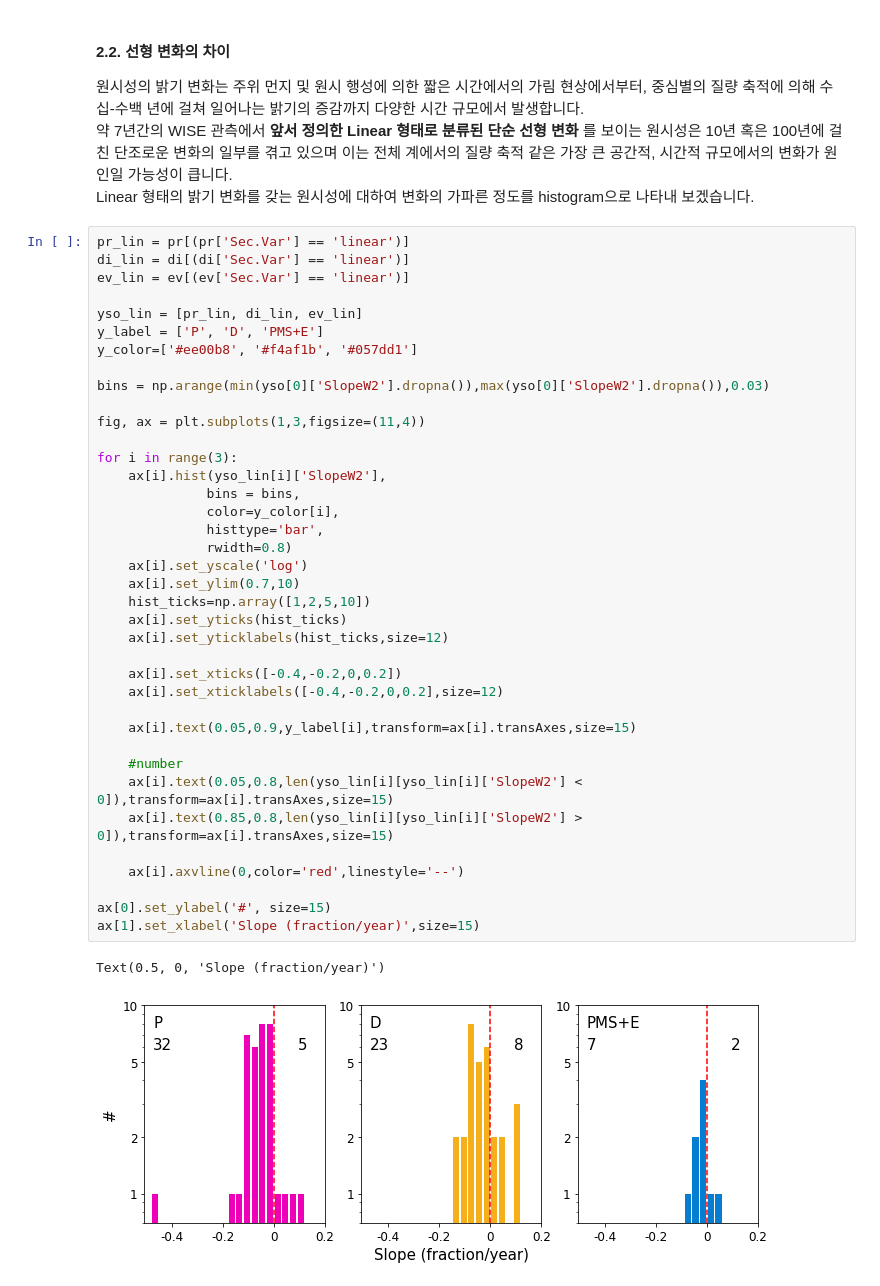
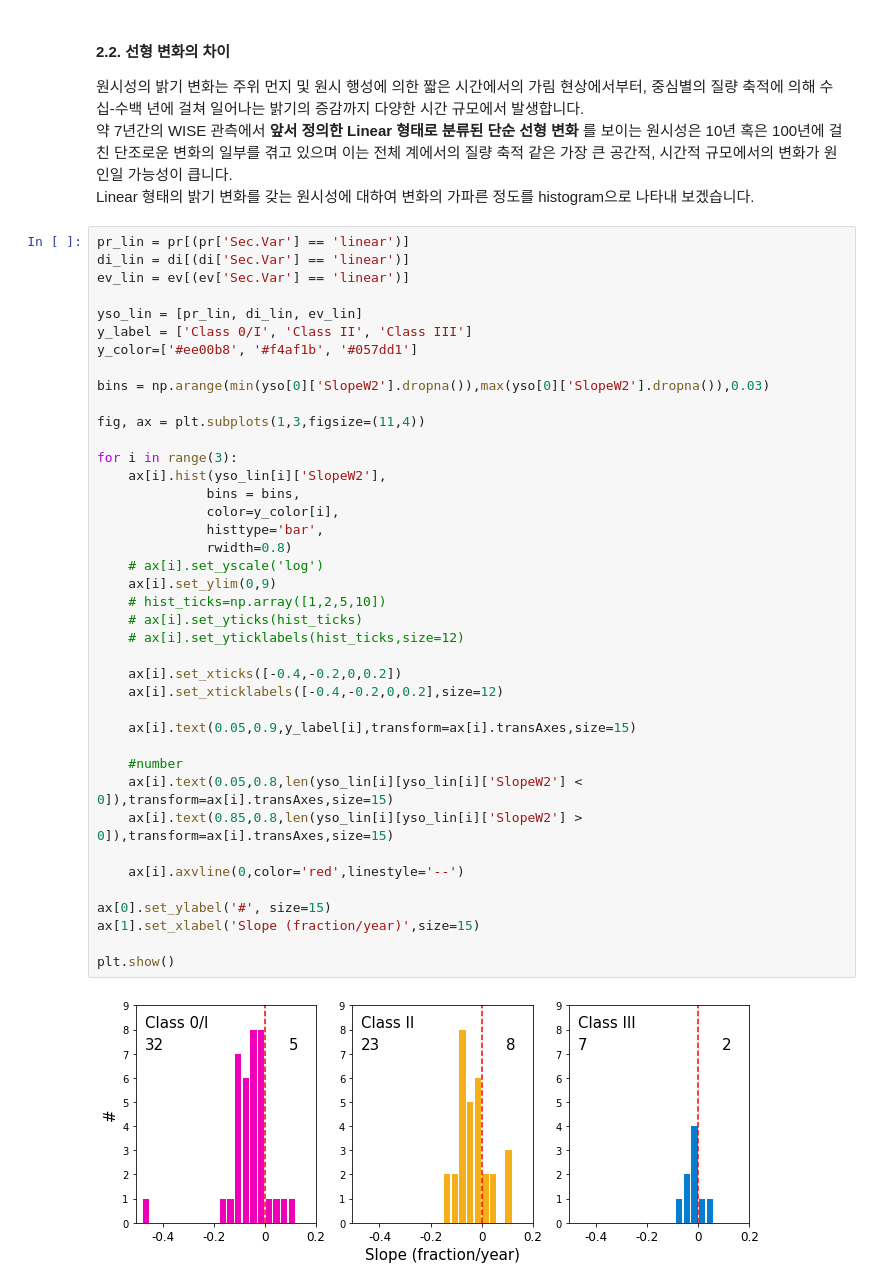
Before and after one commit to hoeen/WISE_YSO_variability_analysis, a Jupyter notebook: analysis_notebooks/WISE-YSO-analysis-3.ipynb, the cells around one changed output. Saved outputs shown, nothing was run; the diff lists cells and outputs as text.

Commit message:
histogram updated

```diff
--- a/analysis_notebooks/WISE-YSO-analysis-3.ipynb
+++ b/analysis_notebooks/WISE-YSO-analysis-3.ipynb
@@ -154,38 +154,39 @@ di_lin = di[(di['Sec.Var'] == 'linear')]
 ev_lin = ev[(ev['Sec.Var'] == 'linear')]
 
 yso_lin = [pr_lin, di_lin, ev_lin]
-y_label = ['P', 'D', 'PMS+E']
+y_label = ['Class 0/I', 'Class II', 'Class III']
 y_color=['#ee00b8', '#f4af1b', '#057dd1']
 
 bins = np.arange(min(yso[0]['SlopeW2'].dropna()),max(yso[0]['SlopeW2'].dropna()),0.03)
 
 fig, ax = plt.subplots(1,3,figsize=(11,4))
 
 for i in range(3):
     ax[i].hist(yso_lin[i]['SlopeW2'],
               bins = bins,
               color=y_color[i],
               histtype='bar',
               rwidth=0.8)
-    ax[i].set_yscale('log')
-    ax[i].set_ylim(0.7,10)
-    hist_ticks=np.array([1,2,5,10])
-    ax[i].set_yticks(hist_ticks)
-    ax[i].set_yticklabels(hist_ticks,size=12)
+    # ax[i].set_yscale('log')
+    ax[i].set_ylim(0,9)
+    # hist_ticks=np.array([1,2,5,10])
+    # ax[i].set_yticks(hist_ticks)
+    # ax[i].set_yticklabels(hist_ticks,size=12)
 
     ax[i].set_xticks([-0.4,-0.2,0,0.2])
     ax[i].set_xticklabels([-0.4,-0.2,0,0.2],size=12)
 
     ax[i].text(0.05,0.9,y_label[i],transform=ax[i].transAxes,size=15)
 
     #number
     ax[i].text(0.05,0.8,len(yso_lin[i][yso_lin[i]['SlopeW2'] < 0]),transform=ax[i].transAxes,size=15)
     ax[i].text(0.85,0.8,len(yso_lin[i][yso_lin[i]['SlopeW2'] > 0]),transform=ax[i].transAxes,size=15)
 
     ax[i].axvline(0,color='red',linestyle='--')
 
 ax[0].set_ylabel('#', size=15)
 ax[1].set_xlabel('Slope (fraction/year)',size=15)
+
+plt.show()
 # %% [output]
-Text(0.5, 0, 'Slope (fraction/year)')
-[figure, old version]
+[figure, new version]
```
Also changed, not shown: parts of 4 cells of this notebook.
